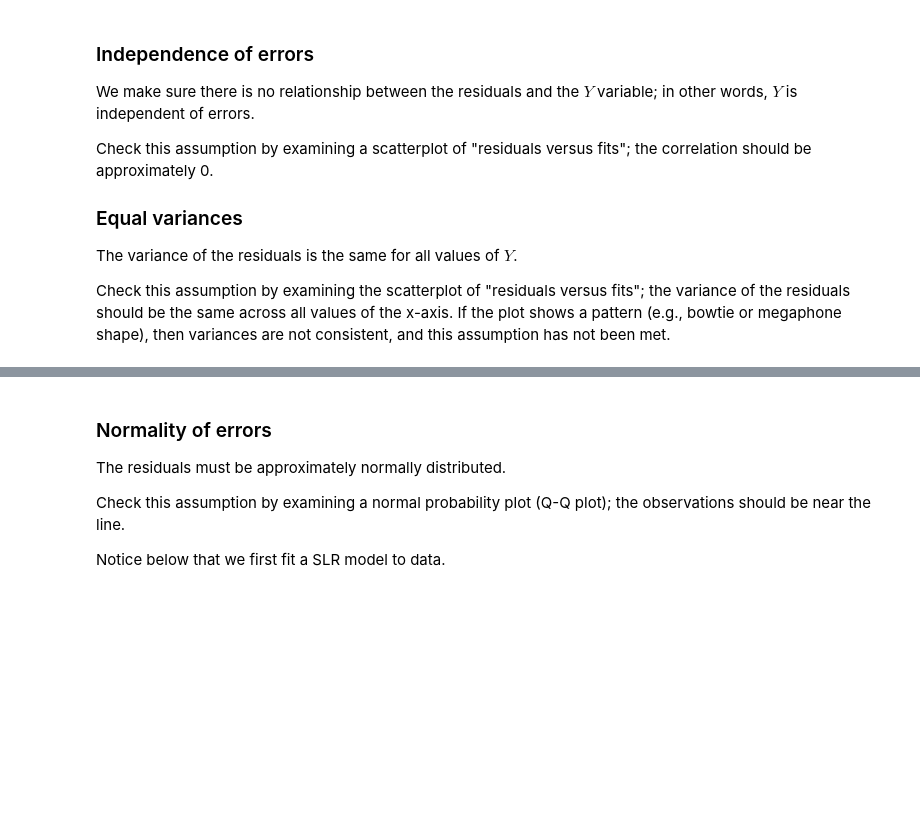
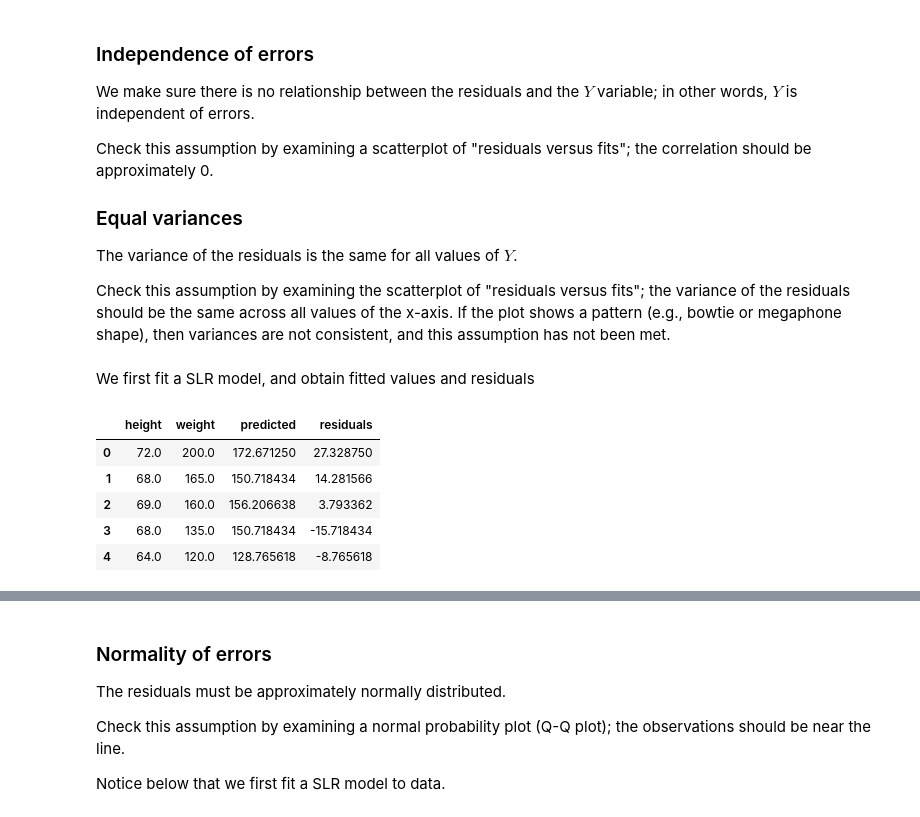
Before and after one commit to Wilber/hpcbootcamp_regression, a Jupyter notebook: regression_simple.ipynb, the cells around one changed output, grey strips where cells are left out. Saved outputs shown, nothing was run; the diff lists cells and outputs as text; code cells hidden in the pictures; blank space fills up the shorter version.

```diff
--- a/regression_simple.ipynb
+++ b/regression_simple.ipynb
@@ -134,4 +133,21 @@ Check this assumption by examining a scatterplot of "residuals versus fits"; the
 The variance of the residuals is the same for all values of $Y$.
 
 Check this assumption by examining the scatterplot of "residuals versus fits"; the variance of the residuals should be the same across all values of the x-axis. If the plot shows a pattern (e.g., bowtie or megaphone shape), then variances are not consistent, and this assumption has not been met.
+# %% [markdown]
+We first fit a SLR model, and obtain fitted values and residuals
+# %%
+#fit a SLR model
+fit = smf.ols('weight ~ height', data=university_ht_wt).fit()
+
+#Obtain predcicted (fits) values; and residuals (errors)
+university_ht_wt['predicted'] = fit.predict(university_ht_wt['height'])
+university_ht_wt['residuals'] = fit.resid
+university_ht_wt.head()
+# %% [output]
+|  | height | weight | predicted | residuals |
+| 0 | 72.0 | 200.0 | 172.671250 | 27.328750 |
+| 1 | 68.0 | 165.0 | 150.718434 | 14.281566 |
+| 2 | 69.0 | 160.0 | 156.206638 | 3.793362 |
+| 3 | 68.0 | 135.0 | 150.718434 | -15.718434 |
+| 4 | 64.0 | 120.0 | 128.765618 | -8.765618 |
 # %%
```
Also changed, not shown: parts of 2 cells of this notebook.
